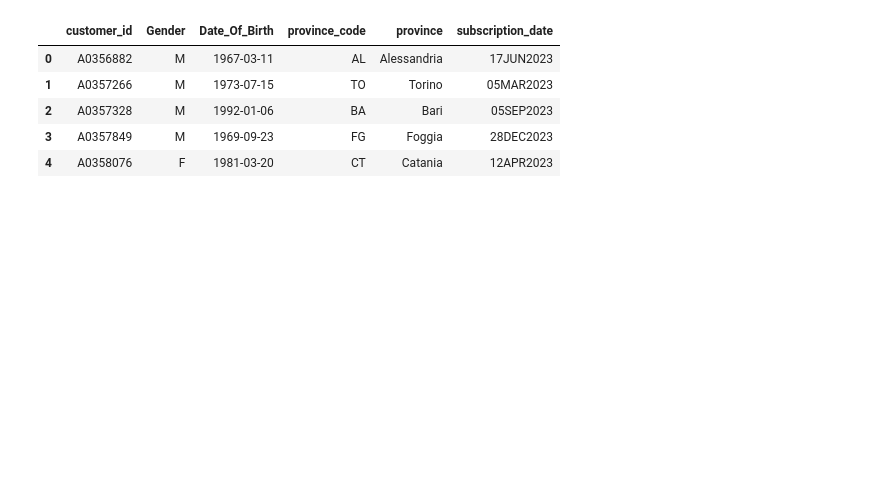
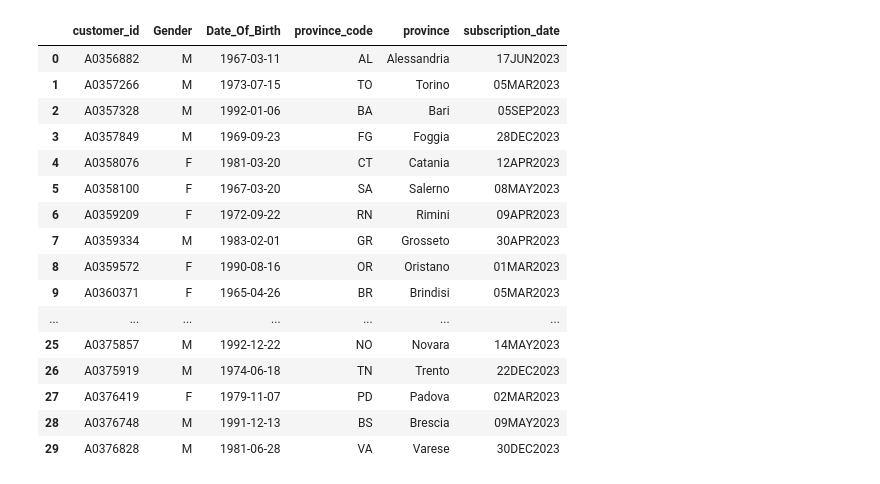
Before and after one commit to marcoastro/ctf-labs, a Jupyter notebook: jakala/project.ipynb, the cells around one changed output. Saved outputs shown, nothing was run; the diff lists cells and outputs as text; code cells hidden in the pictures; blank space fills up the shorter version.

```diff
--- a/jakala/project.ipynb
+++ b/jakala/project.ipynb
@@ -1,3 +1,3 @@
 # %%
 import pandas as pd
-df_customers = pd.read_csv("/Users/marco/Desktop/ctf-labs/data science/Data/Customers.csv", sep = "|")
+df_customers = pd.read_csv("/Users/marco/Desktop/ctf-labs/raw data/jakaladata/Customers.csv", sep = "|")
@@ -4,11 +14,22 @@ df_customers = pd.read_csv("/Users/marco/Desktop/ctf-labs/data science/Data/Cust
 # %%
-df_customers.head()
+df_customers.head(30)
 # %% [output]
 |  | customer_id | Gender | Date_Of_Birth | province_code | province | subscription_date |
 | 0 | A0356882 | M | 1967-03-11 | AL | Alessandria | 17JUN2023 |
 | 1 | A0357266 | M | 1973-07-15 | TO | Torino | 05MAR2023 |
 | 2 | A0357328 | M | 1992-01-06 | BA | Bari | 05SEP2023 |
 | 3 | A0357849 | M | 1969-09-23 | FG | Foggia | 28DEC2023 |
 | 4 | A0358076 | F | 1981-03-20 | CT | Catania | 12APR2023 |
+| 5 | A0358100 | F | 1967-03-20 | SA | Salerno | 08MAY2023 |
+| 6 | A0359209 | F | 1972-09-22 | RN | Rimini | 09APR2023 |
+| 7 | A0359334 | M | 1983-02-01 | GR | Grosseto | 30APR2023 |
+| 8 | A0359572 | F | 1990-08-16 | OR | Oristano | 01MAR2023 |
+| 9 | A0360371 | F | 1965-04-26 | BR | Brindisi | 05MAR2023 |
+| ... | ... | ... | ... | ... | ... | ... |
+| 25 | A0375857 | M | 1992-12-22 | NO | Novara | 14MAY2023 |
+| 26 | A0375919 | M | 1974-06-18 | TN | Trento | 22DEC2023 |
+| 27 | A0376419 | F | 1979-11-07 | PD | Padova | 02MAR2023 |
+| 28 | A0376748 | M | 1991-12-13 | BS | Brescia | 09MAY2023 |
+| 29 | A0376828 | M | 1981-06-28 | VA | Varese | 30DEC2023 |
 # %%
 import pandas as pd
```
Also changed, not shown: parts of 15 cells of this notebook, 1 other file.
